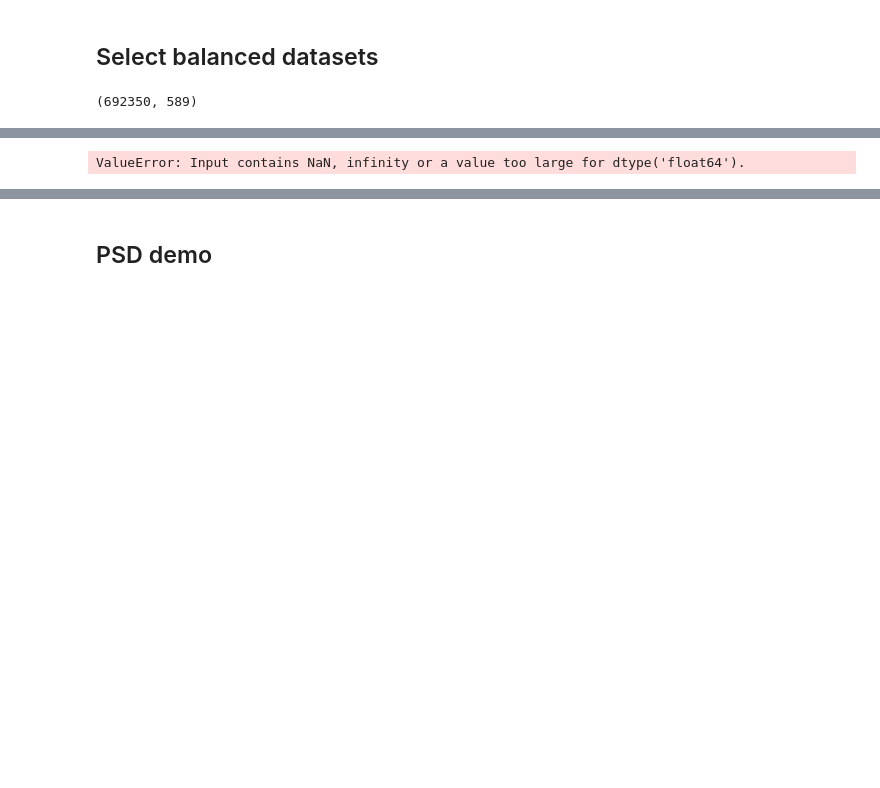
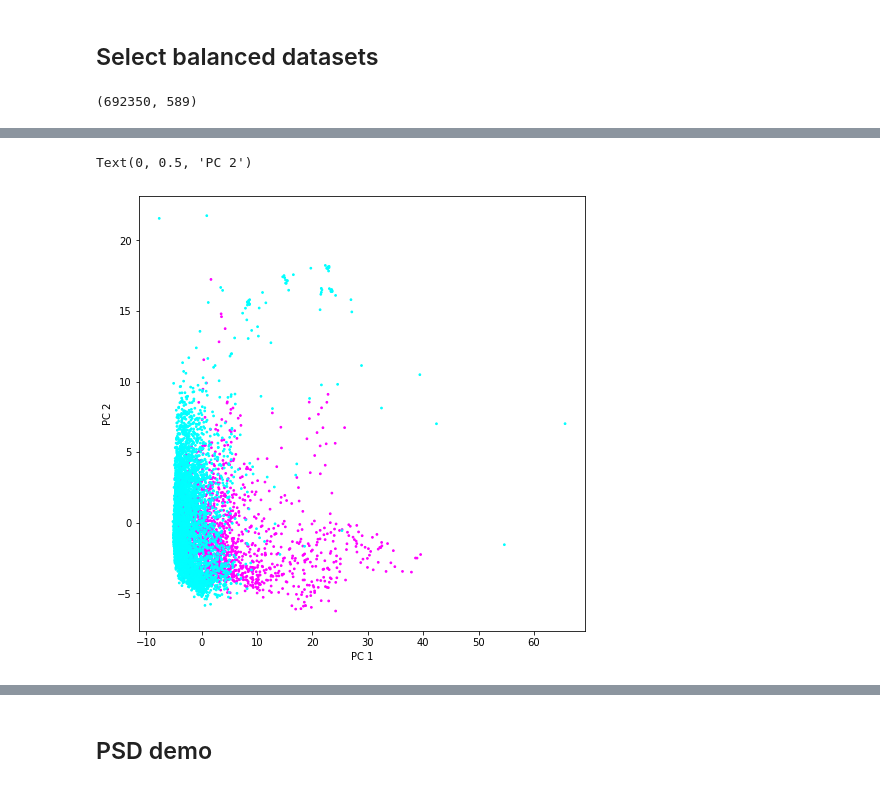
Before and after one commit to mattjdavis/eeg_classifier, a Jupyter notebook: load_data.ipynb, the cells around one changed output, grey strips where cells are left out. Saved outputs shown, nothing was run; the diff lists cells and outputs as text; code cells hidden in the pictures; blank space fills up the shorter version.

Commit message:
added exploration of my balanced dataset

```diff
--- a/load_data.ipynb
+++ b/load_data.ipynb
@@ -371,6 +370,6 @@ df_balanced
 # %%
 y = df_balanced["ictal"]
-X = df_balanced.drop(columns=["ictal"]) # may need to drop preictal
+X = df_balanced.drop(columns=["ictal","subject"]) # may need to drop preictal
 
 
 # fit with samller components
@@ -378,10 +377,11 @@ pipe = Pipeline([('scaler', StandardScaler()),
                  ('pca',PCA(svd_solver='auto',n_components=50))])
 
 X_trans = pipe.fit_transform(X)
-
-
-plt.scatter(X_trans[:,0],X_trans[:,1],c=y,cmap='Set2',s=2) # y = ictal_labels
-plt.xlabel('PC 1')
-plt.ylabel('PC 2')
-# %% [output]
-ValueError: Input contains NaN, infinity or a value too large for dtype('float64').
+# %%
+plt.subplots(1,figsize=(8,8))
+plt.scatter(X_trans[:,0],X_trans[:,1],c=y,cmap='cool',s=3) # y = ictal_labels
+plt.xlabel('PC 1')
+plt.ylabel('PC 2')
+# %% [output]
+Text(0, 0.5, 'PC 2')
+[figure, added]
```
Also changed, not shown: parts of 11 cells of this notebook.
